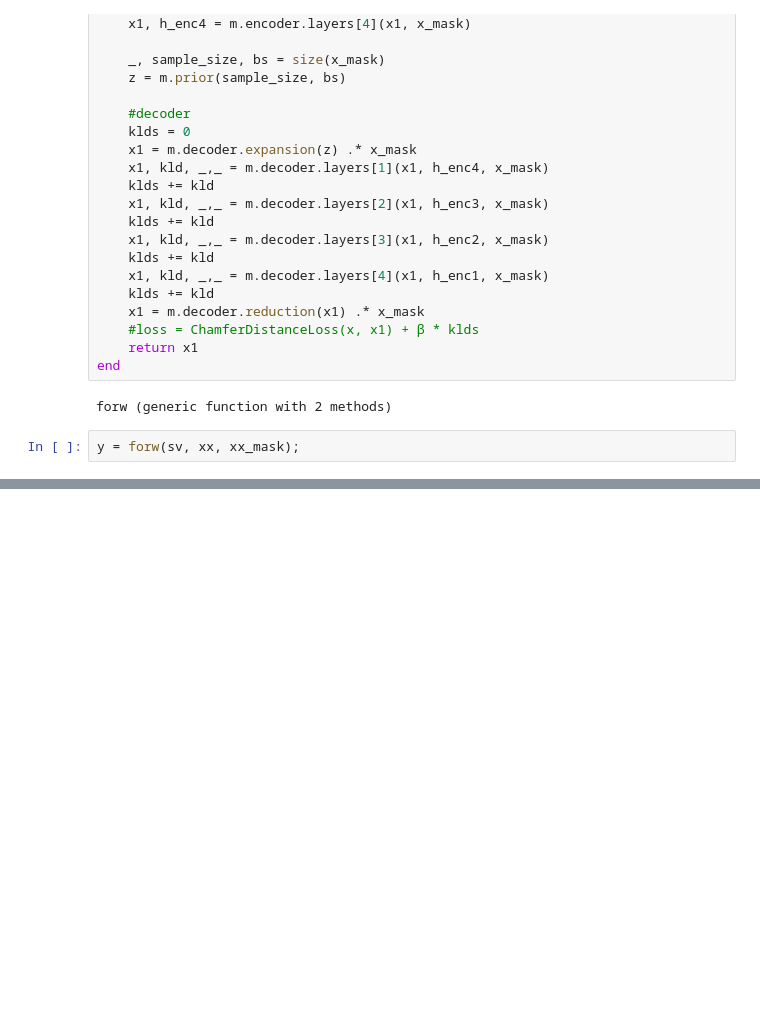
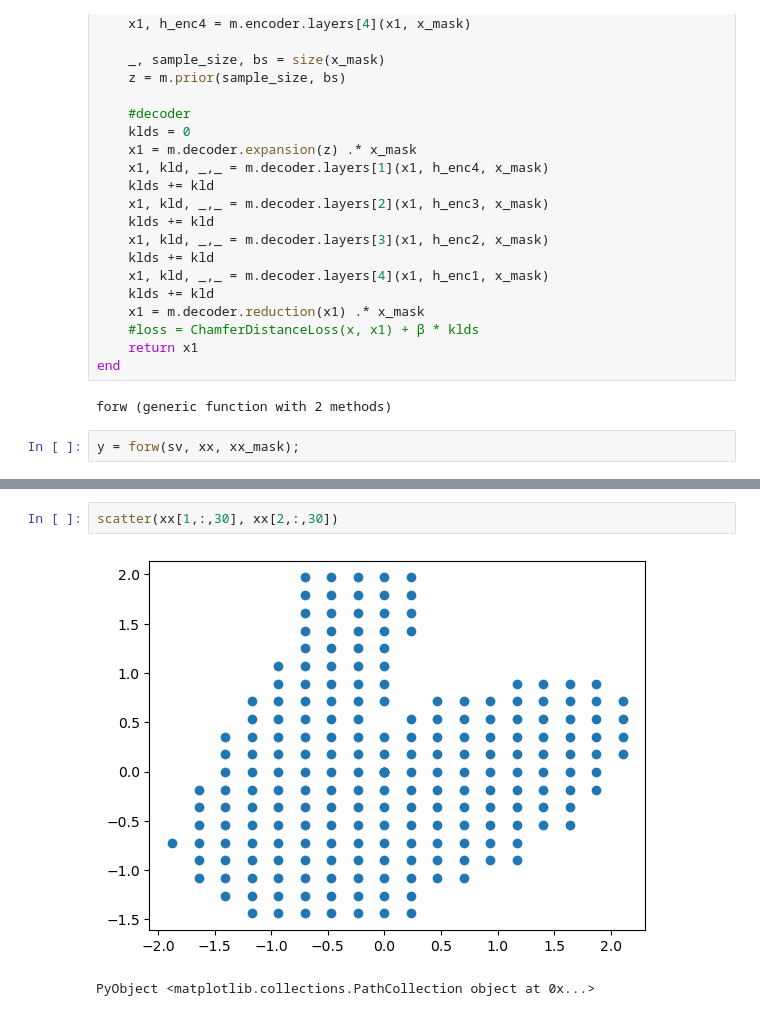
Before and after one commit to TheMrGhostman/GenerativeMIL.jl, a Jupyter notebook: scripts/SetVAE.ipynb, the cells around one changed output, grey strips where cells are left out. Saved outputs shown, nothing was run; the diff lists cells and outputs as text; blank space fills up the shorter version.

```diff
--- a/scripts/SetVAE.ipynb
+++ b/scripts/SetVAE.ipynb
@@ -223,0 +196,5 @@ y = y[:,:,1];
+# %%
+scatter(xx[1,:,30], xx[2,:,30])
+# %% [output]
+[figure, added]
+PyObject <matplotlib.collections.PathCollection object at 0x...>
```
Also changed, not shown: parts of 23 cells of this notebook, 4 other files.
